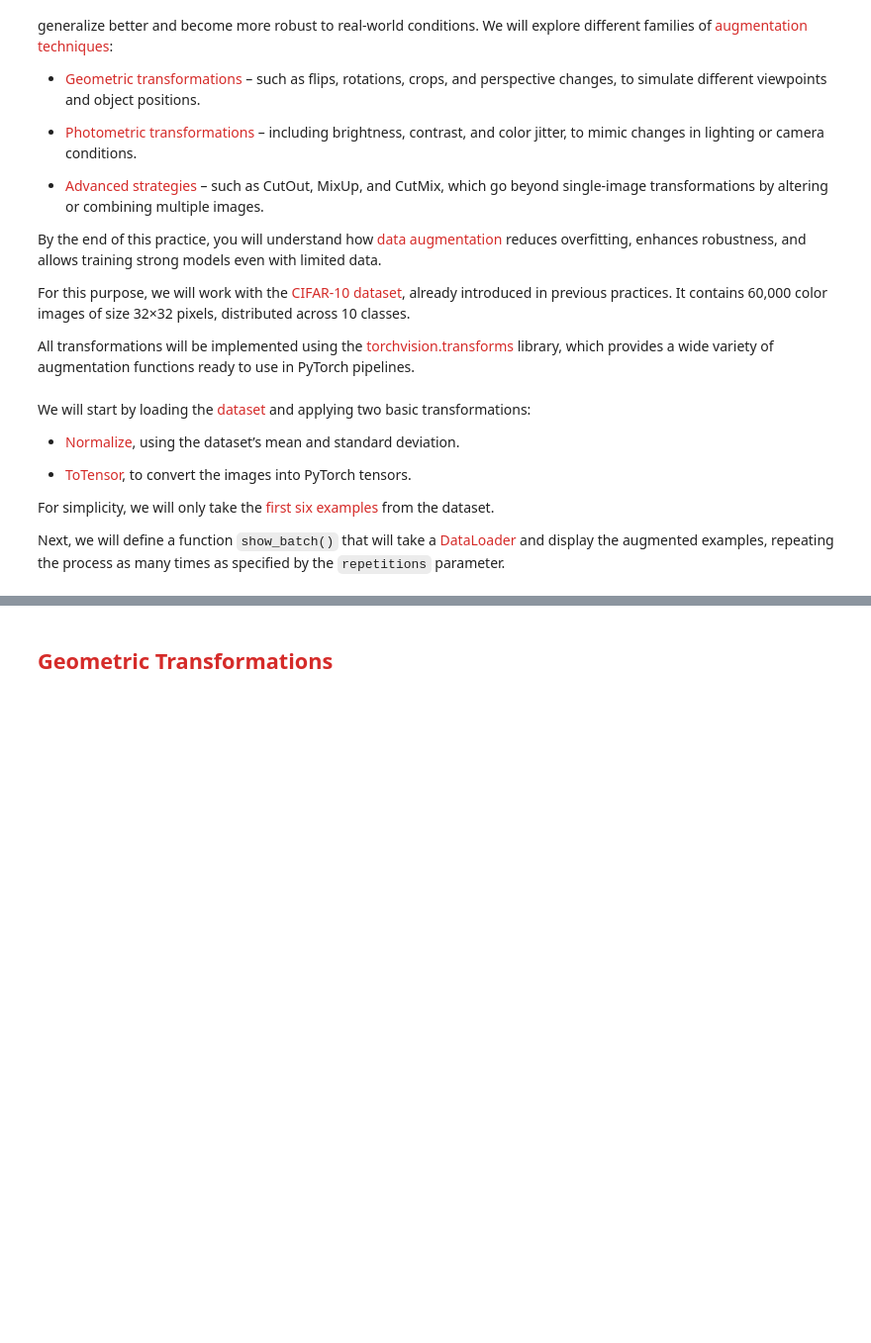
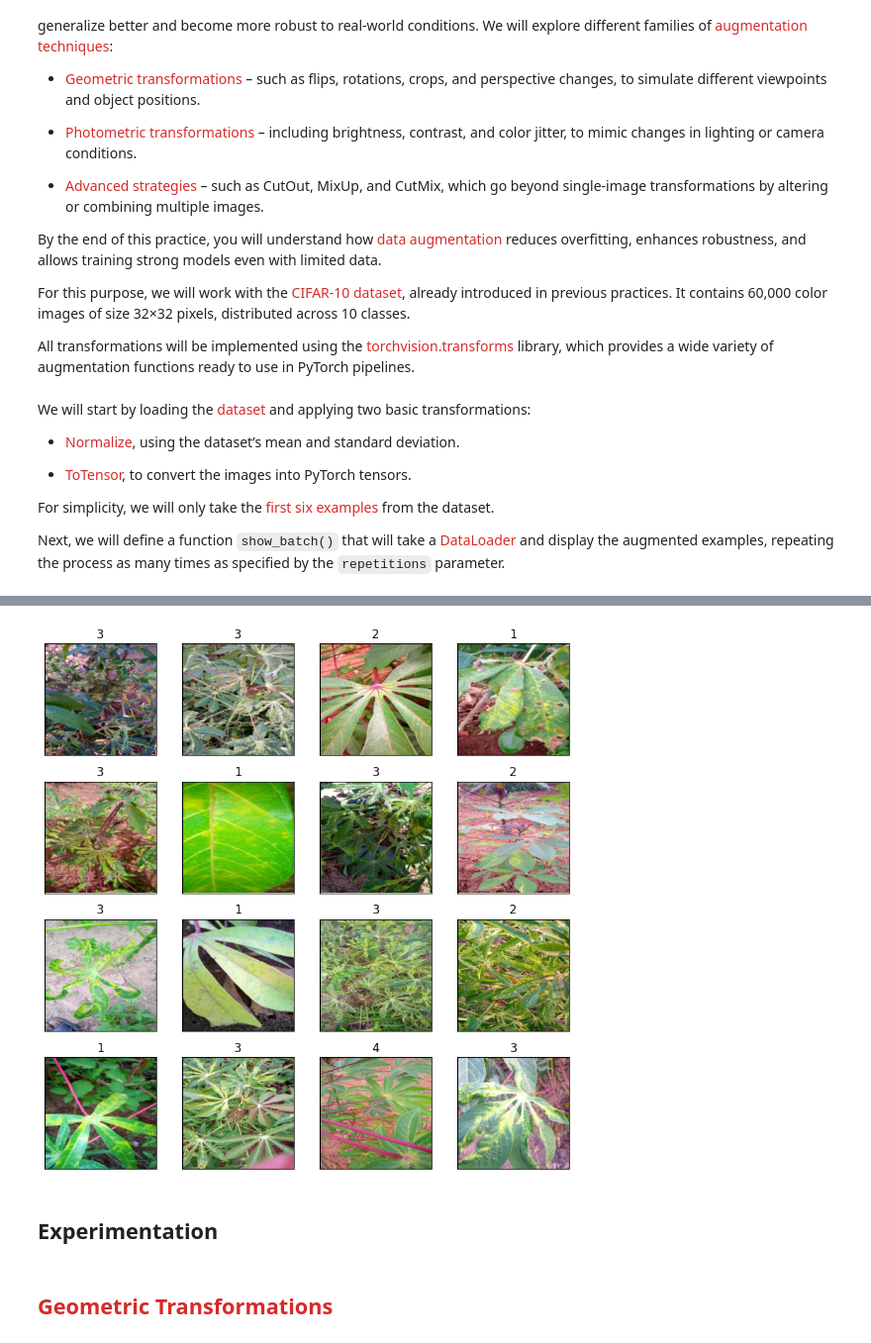
Before and after one commit to joaquinorradre/Computer-Vision, a Jupyter notebook: 03_data_augmentation-1 copy.ipynb, the cells around one changed output, grey strips where cells are left out. Shown at 99% size. Drawn from its saved outputs; the diff is of its cells as text; code cells hidden in the pictures; blank space fills up the shorter version.

```diff
--- a/03_data_augmentation-1 copy.ipynb
+++ b/03_data_augmentation-1 copy.ipynb
@@ -71,0 +160,10 @@ show_batch(dl, n_cols=6, repetitions=1)
+# %%
+f, ax = plt.subplots(1, 1, figsize=(10, 5))
+metric_df.train_loss.plot(ax=ax, color='blue', label='train')
+metric_df.val_loss.plot(ax=ax, color='orange', label='val')
+
+ax.set_xlabel('Epoch')
+ax.set_ylabel('Loss')
+ax.set_title('Training vs Validation Loss')
+ax.legend()
+plt.show()
@@ -72,3 +251,33 @@ show_batch(dl, n_cols=6, repetitions=1)
+# %%
+# Example paths — update these for your system
+data_transform = transforms.Compose([
+            transforms.Resize(256),               # Resize smaller edge to 256 (keeps aspect ratio)
+            transforms.CenterCrop(224),           # Crop the center 224x224 region
+            transforms.ToTensor(),                # Convert to tensor (HWC → CHW, scales to [0,1])
+            transforms.Normalize(                 # Normalize with ImageNet mean and std
+                mean=[0.485, 0.456, 0.406],
+                std=[0.229, 0.224, 0.225]
+            )
+        ])
+
+dm = CassavaDataModule(
+    data_dir="cassava",
+    csv_path="cassava/cassava_split.csv",
+    json_path="cassava/label_num_to_disease_map.json",
+    transform = data_transform,
+    batch_size=16
+)
+dm.setup()
+
+# Get a training dataloader
+dl = dm.train_dataloader()
+
+# Show a batch of images
+show_batch(dl, n_cols=4, repetitions=1)
+# %% [output]
+[figure, added]
+# %% [markdown]
+## Experimentation
 # %% [markdown]
 ## <span style="color:#D52B29">Geometric Transformations</span>
 # %% [markdown]
```
Also changed, not shown: parts of 10 cells of this notebook, 2 other files.
